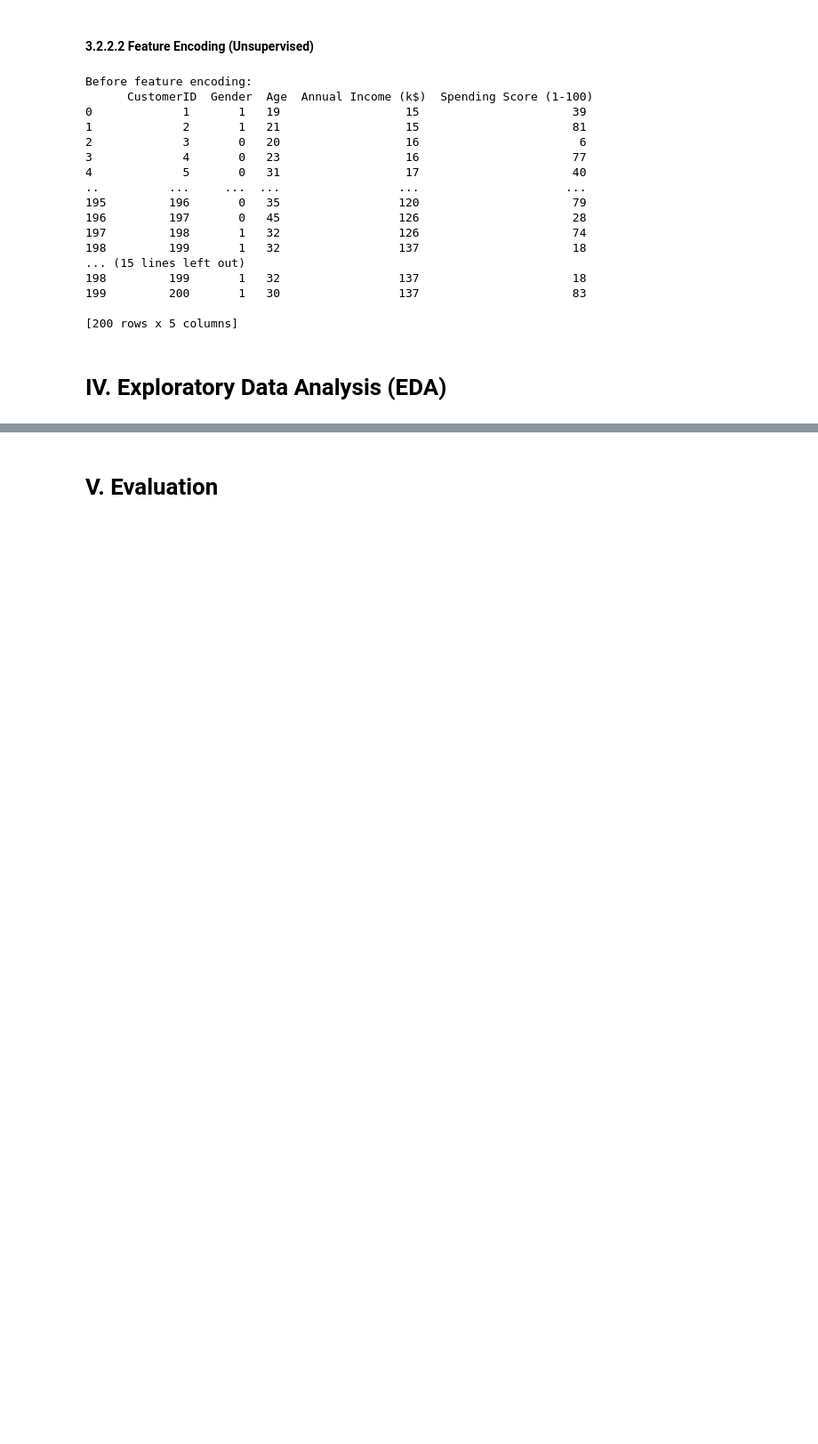
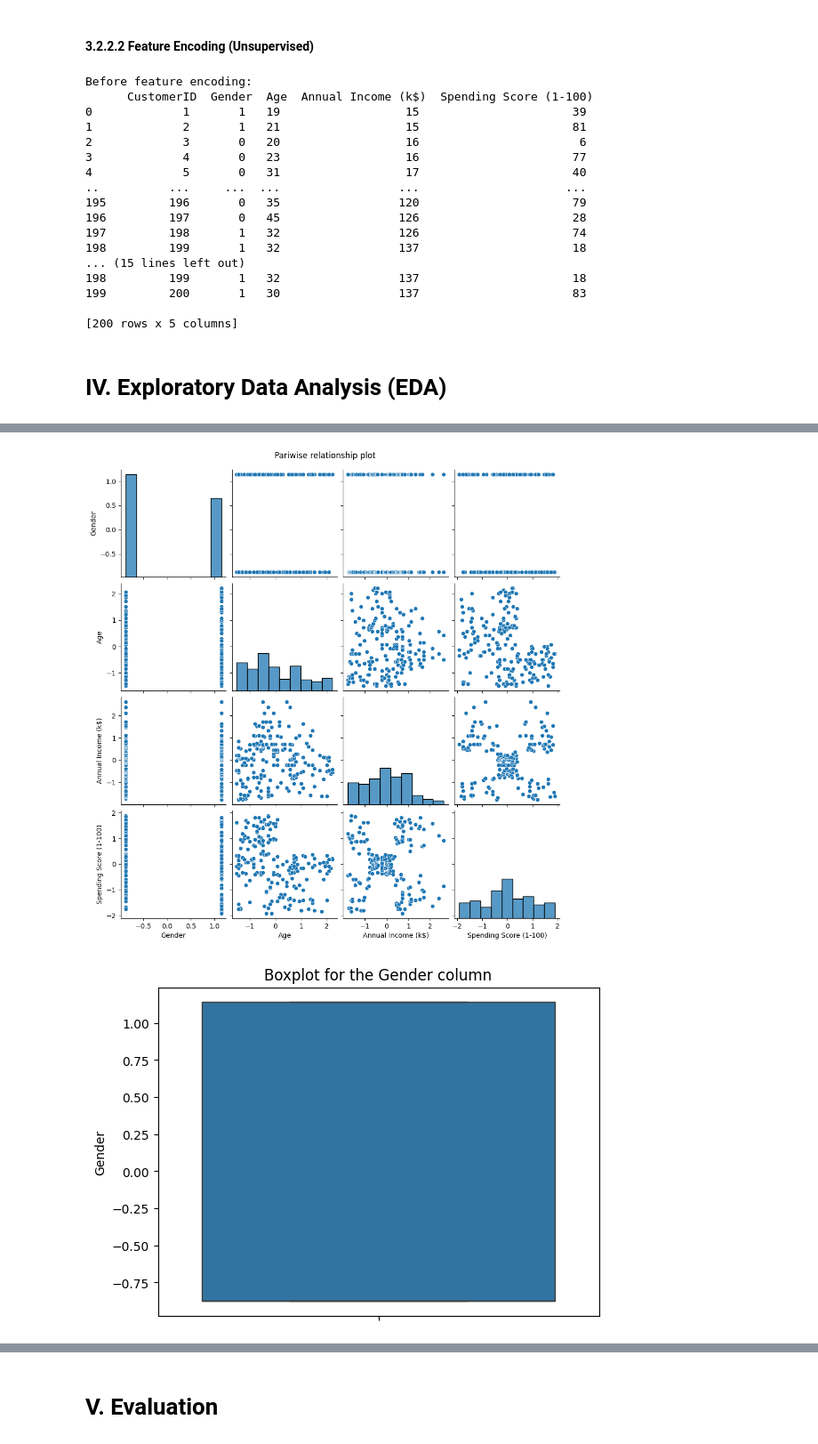
Before and after one commit to Haifansantos/MetaOpt, a Jupyter notebook: notebooks/Fritz_PSO.ipynb, the cells around one changed output, grey strips where cells are left out. Shown at 89% size. Saved outputs shown, nothing was run; the diff lists cells and outputs as text; code cells hidden in the pictures; blank space fills up the shorter version.

```diff
--- a/notebooks/Fritz_PSO.ipynb
+++ b/notebooks/Fritz_PSO.ipynb
@@ -799,0 +870,7 @@ def simple_eda(df):
+# %%
+# Testing EDA (Clustering)
+
+simple_eda(eda_data_cls)
+# %% [output]
+[figure, added]
+[figure, added]
```
Also changed, not shown: parts of 8 cells of this notebook.
